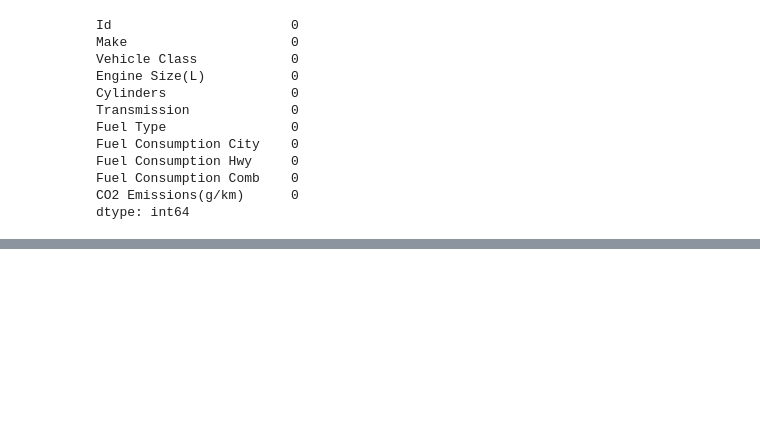
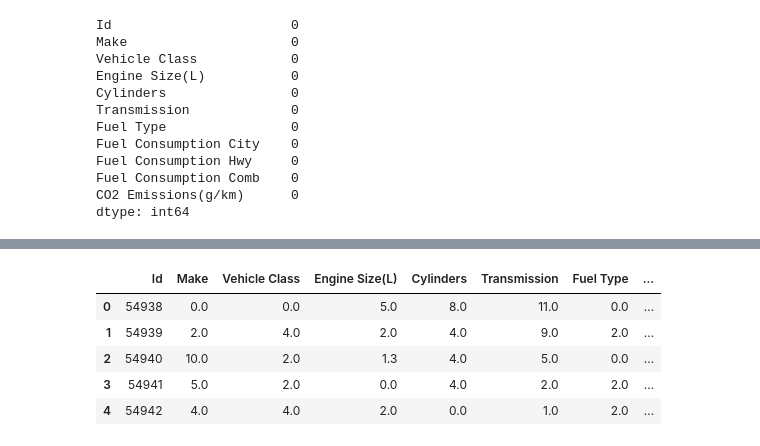
Before and after one commit to Three-Pandas/Data-Slayer, a Jupyter notebook: Together Notebooks/Notebook Three Pandas-XGBOOST.ipynb, the cells around one changed output, grey strips where cells are left out. Drawn from its saved outputs; the diff is of its cells as text; code cells hidden in the pictures; blank space fills up the shorter version.

```diff
--- a/Together Notebooks/Notebook Three Pandas-XGBOOST.ipynb
+++ b/Together Notebooks/Notebook Three Pandas-XGBOOST.ipynb
@@ -568,0 +891,9 @@ dtype: int64
+# %%
+missing_comb_mask = test['Fuel Consumption Comb'].isnull()
+test.loc[missing_comb_mask, 'Fuel Consumption Comb'] = 0.55 * test['Fuel Consumption City'] + 0.45 * test['Fuel Consumption Hwy']
+# %%
+missing_city_mask = test['Fuel Consumption City'].isnull()
+missing_hwy_mask = test['Fuel Consumption Hwy'].isnull()
+# %%
+test.loc[missing_city_mask, 'Fuel Consumption City'] = (test.loc[missing_city_mask, 'Fuel Consumption Comb'] - 0.45 * test.loc[missing_city_mask, 'Fuel Consumption Hwy']) / 0.55
+test.loc[missing_hwy_mask, 'Fuel Consumption Hwy'] = (test.loc[missing_hwy_mask, 'Fuel Consumption Comb'] - 0.55 * test.loc[missing_hwy_mask, 'Fuel Consumption City']) / 0.45
@@ -568,0 +914,18 @@ dtype: int64
+# %%
+mean_city = test['Fuel Consumption City'].mean()
+mean_hwy = test['Fuel Consumption Hwy'].mean()
+mean_comb = test['Fuel Consumption Comb'].mean()
+
+# Fill null values with the means
+test['Fuel Consumption City'].fillna(mean_city, inplace=True)
+test['Fuel Consumption Hwy'].fillna(mean_hwy, inplace=True)
+test['Fuel Consumption Comb'].fillna(mean_comb, inplace=True)
+# %%
+test.head()
+# %% [output]
+|  | Id | Make | Vehicle Class | Engine Size(L) | Cylinders | Transmission | Fuel Type | ... |
+| 0 | 54938 | 0.0 | 0.0 | 5.0 | 8.0 | 11.0 | 0.0 | ... |
+| 1 | 54939 | 2.0 | 4.0 | 2.0 | 4.0 | 9.0 | 2.0 | ... |
+| 2 | 54940 | 10.0 | 2.0 | 1.3 | 4.0 | 5.0 | 0.0 | ... |
+| 3 | 54941 | 5.0 | 2.0 | 0.0 | 4.0 | 2.0 | 2.0 | ... |
+| 4 | 54942 | 4.0 | 4.0 | 2.0 | 0.0 | 1.0 | 2.0 | ... |
```
Also changed, not shown: parts of 47 cells of this notebook.
